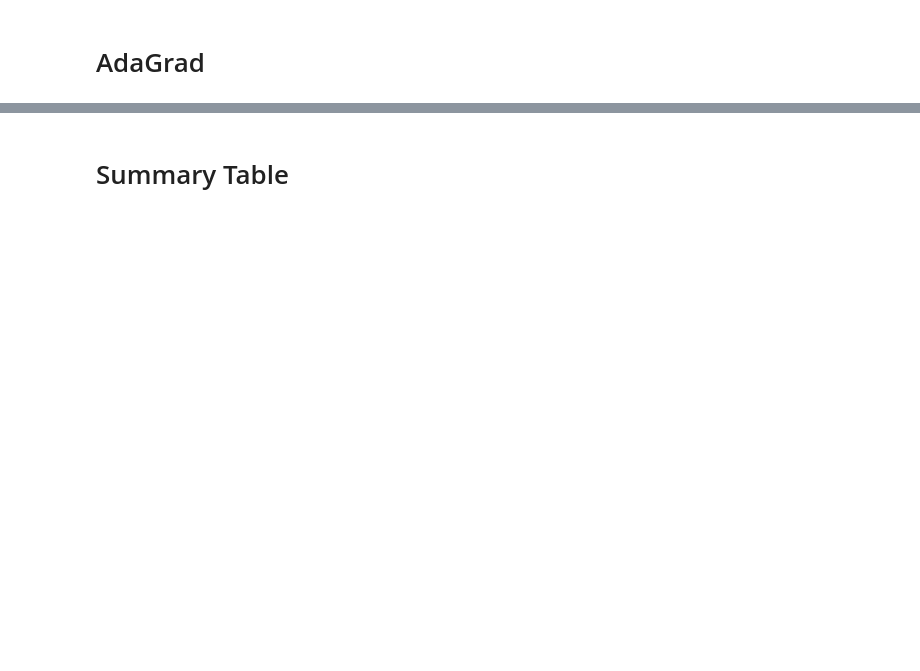
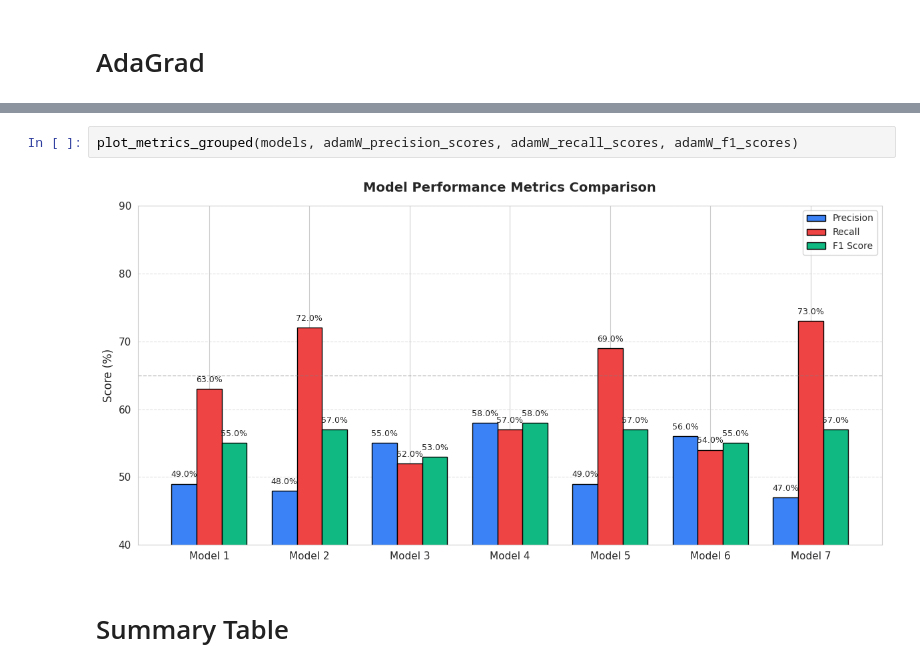
Before and after one commit to severussnape19/Deep_Learning, a Jupyter notebook: Classification_Models/teleco_Churn_Modelling.ipynb, the cells around one changed output, grey strips where cells are left out. Cells and saved outputs as stored; diff of their text form; blank space fills up the shorter version.

```diff
--- a/Classification_Models/teleco_Churn_Modelling.ipynb
+++ b/Classification_Models/teleco_Churn_Modelling.ipynb
@@ -844,3 +1296,7 @@ model_loopV2(AdamW_opitm_1, loss_fn_1, model_7, adagrad_precision_scores, adagra
+# %%
+plot_metrics_grouped(models, adamW_precision_scores, adamW_recall_scores, adamW_f1_scores)
+# %% [output]
+[figure, added]
 # %% [markdown]
 # Summary Table
 # %%
```
Also changed, not shown: parts of 81 cells of this notebook.
